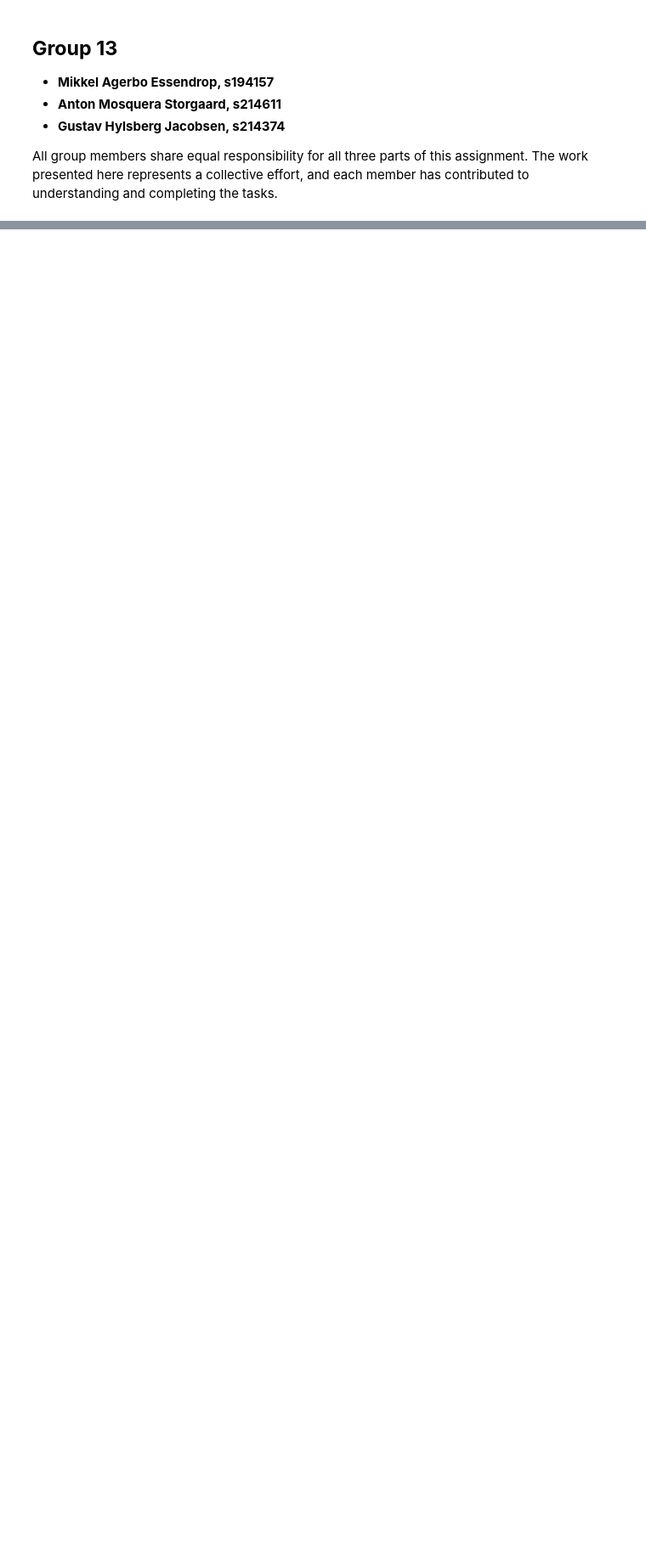
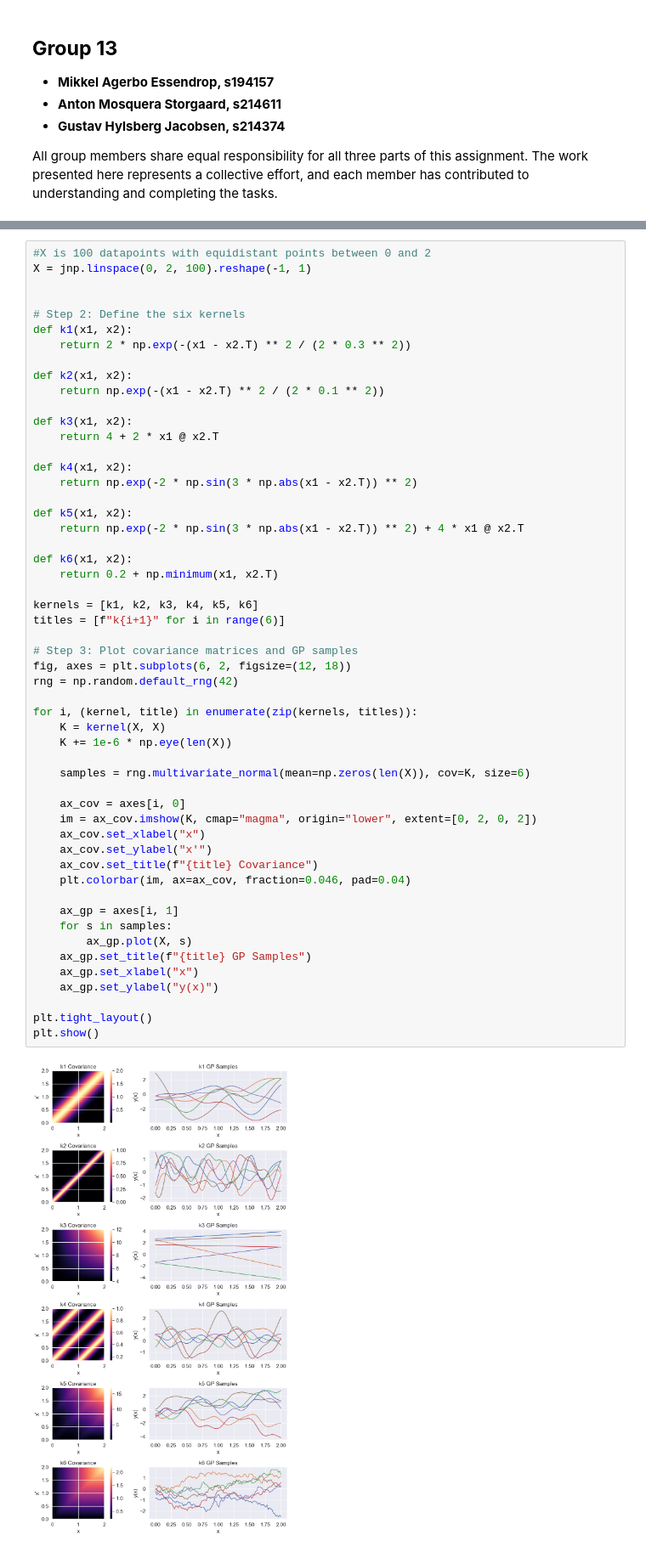
Before and after one commit to Ghjacobsen/BayesianML, a Jupyter notebook: Assignment2.ipynb, the cells around one changed output, grey strips where cells are left out. Shown: that part at 85% size. Drawn from its saved outputs; the diff is of its cells as text; blank space fills up the shorter version.

```diff
--- a/Assignment2.ipynb
+++ b/Assignment2.ipynb
@@ -60,0 +53,55 @@ k_7 = k_0 ** 2 + k_1 **2 *x*x_delta + k_2 ** 2 * jnp.exp(jnp.linalg.norm(x-x_del
+# %%
+#X is 100 datapoints with equidistant points between 0 and 2
+X = jnp.linspace(0, 2, 100).reshape(-1, 1)
+
+
+# Step 2: Define the six kernels
+def k1(x1, x2):
+    return 2 * np.exp(-(x1 - x2.T) ** 2 / (2 * 0.3 ** 2))
+
+def k2(x1, x2):
+    return np.exp(-(x1 - x2.T) ** 2 / (2 * 0.1 ** 2))
+
+def k3(x1, x2):
+    return 4 + 2 * x1 @ x2.T
+
+def k4(x1, x2):
+    return np.exp(-2 * np.sin(3 * np.abs(x1 - x2.T)) ** 2)
+
+def k5(x1, x2):
+    return np.exp(-2 * np.sin(3 * np.abs(x1 - x2.T)) ** 2) + 4 * x1 @ x2.T
+
+def k6(x1, x2):
+    return 0.2 + np.minimum(x1, x2.T)
+
+kernels = [k1, k2, k3, k4, k5, k6]
+titles = [f"k{i+1}" for i in range(6)]
+
+# Step 3: Plot covariance matrices and GP samples
+fig, axes = plt.subplots(6, 2, figsize=(12, 18))
+rng = np.random.default_rng(42)
+
+for i, (kernel, title) in enumerate(zip(kernels, titles)):
+    K = kernel(X, X)
+    K += 1e-6 * np.eye(len(X))
+
+    samples = rng.multivariate_normal(mean=np.zeros(len(X)), cov=K, size=6)
+
+    ax_cov = axes[i, 0]
+    im = ax_cov.imshow(K, cmap="magma", origin="lower", extent=[0, 2, 0, 2])
+    ax_cov.set_xlabel("x")
+    ax_cov.set_ylabel("x'")
+    ax_cov.set_title(f"{title} Covariance")
+    plt.colorbar(im, ax=ax_cov, fraction=0.046, pad=0.04)
+
+    ax_gp = axes[i, 1]
+    for s in samples:
+        ax_gp.plot(X, s)
+    ax_gp.set_title(f"{title} GP Samples")
+    ax_gp.set_xlabel("x")
+    ax_gp.set_ylabel("y(x)")
+
+plt.tight_layout()
+plt.show()
+# %% [output]
+[figure, added]
```
Also changed, not shown: parts of 4 cells of this notebook, 1 other file.
